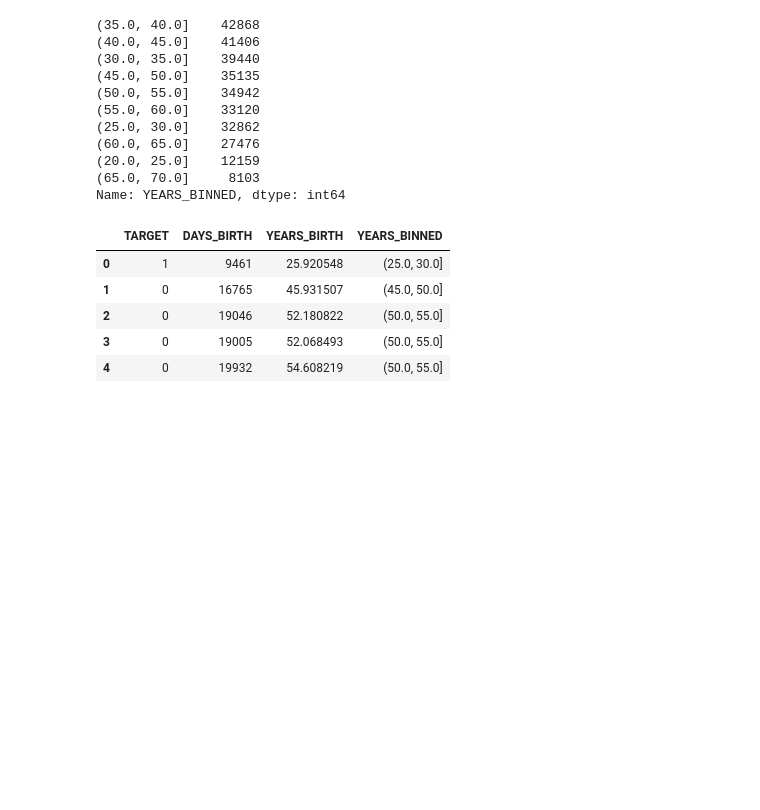
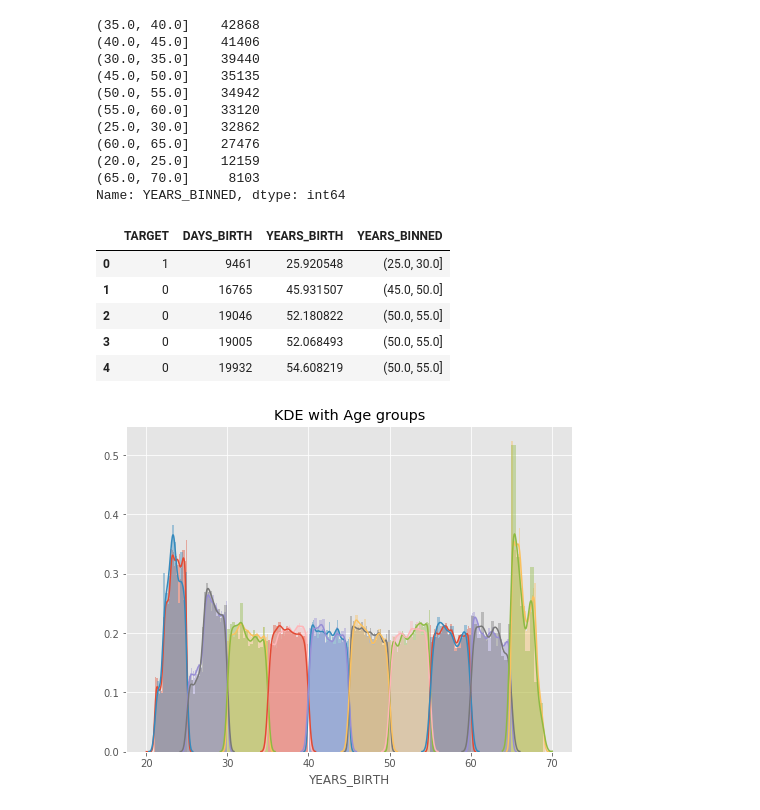
Before and after one commit to steller-chang/2nd-ML100Days, a Jupyter notebook: homework/Day_011_HW.ipynb, the cells around one changed output. Saved outputs shown, nothing was run; the diff lists cells and outputs as text; code cells hidden in the pictures; blank space fills up the shorter version.

```diff
--- a/homework/Day_011_HW.ipynb
+++ b/homework/Day_011_HW.ipynb
@@ -79,17 +79,19 @@ Name: YEARS_BINNED, dtype: int64
 | 4 | 0 | 19932 | 54.608219 | (50.0, 55.0] |
 # %%
 # 繪圖前先排序 / 分組
-year_group_sorted = age_data['YEARS_BINNED'].sort_values()
+year_group_sorted = age_data['YEARS_BINNED'].unique().sort_values()
 
 plt.figure(figsize=(8,6))
 for i in range(len(year_group_sorted)):
     sns.distplot(age_data.loc[(age_data['YEARS_BINNED'] == year_group_sorted[i]) & \
                               (age_data['TARGET'] == 0), 'YEARS_BIRTH'], label = str(year_group_sorted[i]))
 
     sns.distplot(age_data.loc[(age_data['YEARS_BINNED'] == year_group_sorted[i]) & \
                               (age_data['TARGET'] == 1), 'YEARS_BIRTH'], label = str(year_group_sorted[i]))
 plt.title('KDE with Age groups')
 plt.show()
+# %% [output]
+[figure, added]
 # %%
 # 計算每個年齡區間的 Target、DAYS_BIRTH與 YEARS_BIRTH 的平均值
 age_groups  = age_data.groupby('YEARS_BINNED').mean()
```
Also changed, not shown: parts of 2 cells of this notebook.
